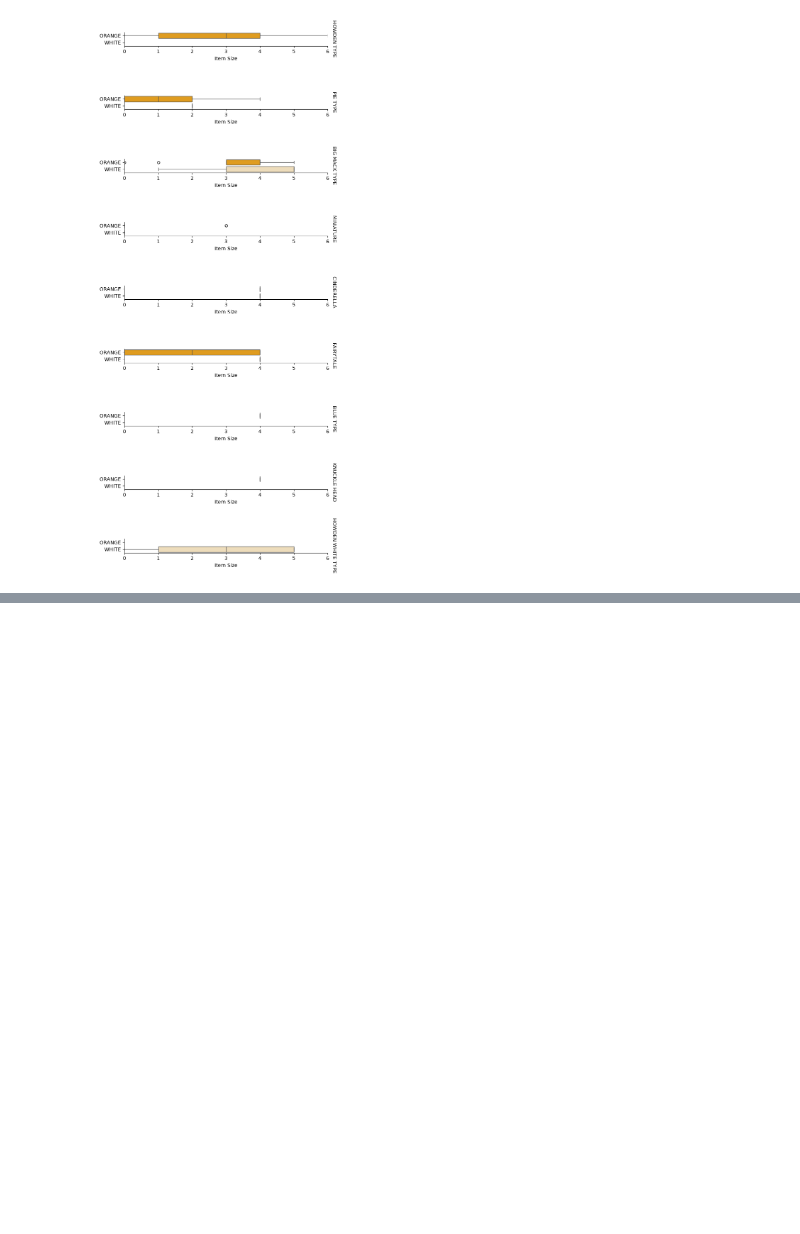
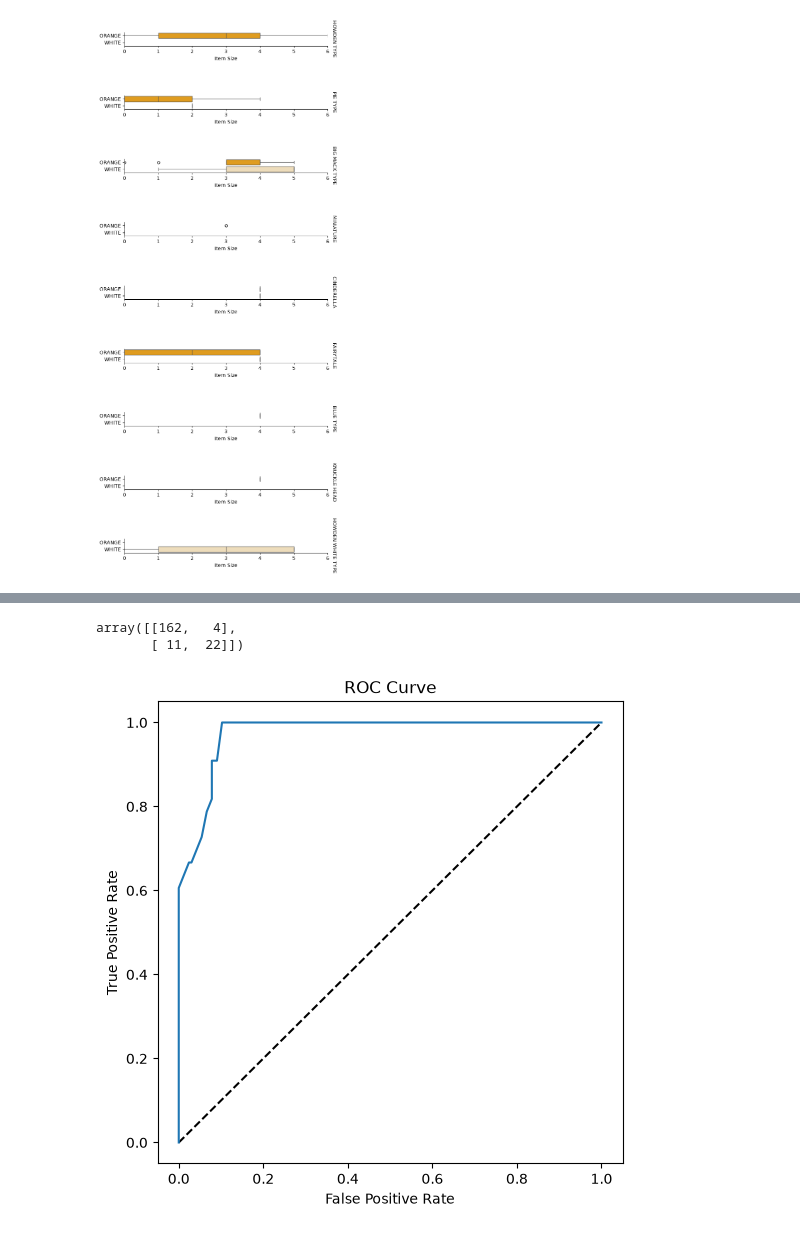
Before and after one commit to DeSilva008/ML-Exercises, a Jupyter notebook: regression_exercise/03_logistic_regression/notebook.ipynb, the cells around one changed output, grey strips where cells are left out. Drawn from its saved outputs; the diff is of its cells as text; code cells hidden in the pictures; blank space fills up the shorter version.

Commit message:
Start web app regression

```diff
--- a/regression_exercise/03_logistic_regression/notebook.ipynb
+++ b/regression_exercise/03_logistic_regression/notebook.ipynb
@@ -111,0 +112,18 @@ ValueError: The palette dictionary is missing keys: {'1', '0'}
+# %%
+from sklearn.model_selection import train_test_split
+
+X = encoded_pumpkins[encoded_pumpkins.columns.difference(['Color'])]
+y = encoded_pumpkins['Color']
+
+X_train, X_test, y_train, y_test = train_test_split(X, y, test_size=0.2, random_state=0)
+# %%
+from sklearn.metrics import f1_score, classification_report
+from sklearn.linear_model import LogisticRegression
+
+model = LogisticRegression()
+model.fit(X_train, y_train)
+predictions = model.predict(X_test)
+
+print(classification_report(y_test, predictions))
+print('Predicted labels: ', predictions)
+print('F1-score: ', f1_score(y_test, predictions))
@@ -111,0 +147,24 @@ ValueError: The palette dictionary is missing keys: {'1', '0'}
+# %%
+from sklearn.metrics import confusion_matrix
+confusion_matrix(y_test, predictions)
+# %% [output]
+array([[162,   4],
+       [ 11,  22]])
+# %%
+from sklearn.metrics import roc_curve, roc_auc_score
+import matplotlib
+import matplotlib.pyplot as plt
+%matplotlib inline
+
+y_scores = model.predict_proba(X_test)
+fpr, tpr, thresholds = roc_curve(y_test, y_scores[:,1])
+
+fig = plt.figure(figsize=(6, 6))
+plt.plot([0, 1], [0, 1], 'k--')
+plt.plot(fpr, tpr)
+plt.xlabel('False Positive Rate')
+plt.ylabel('True Positive Rate')
+plt.title('ROC Curve')
+plt.show()
+# %% [output]
+[figure, added]
```
Also changed, not shown: parts of 3 cells of this notebook, 5 other files.
